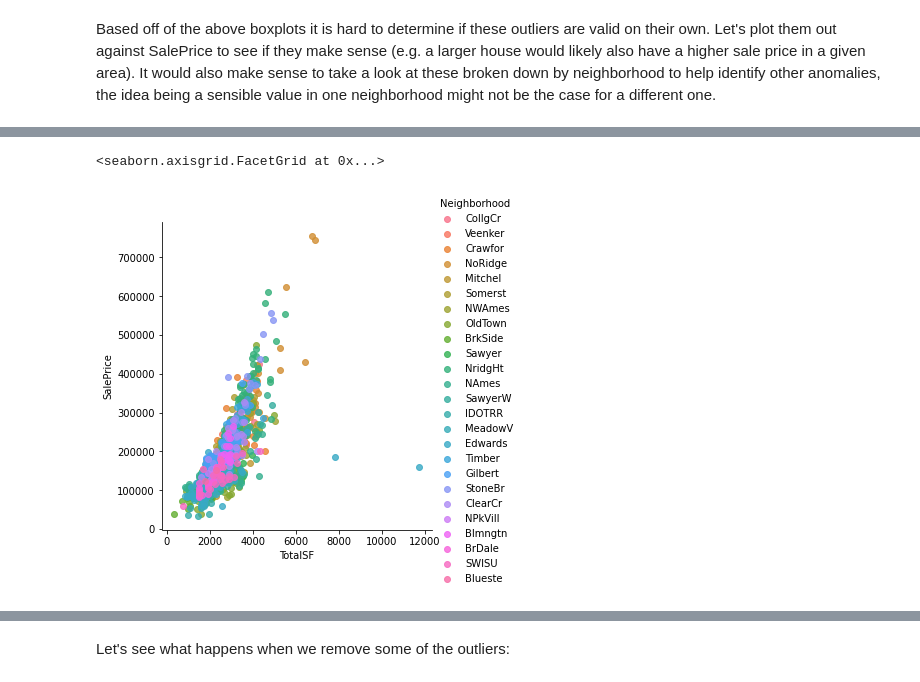
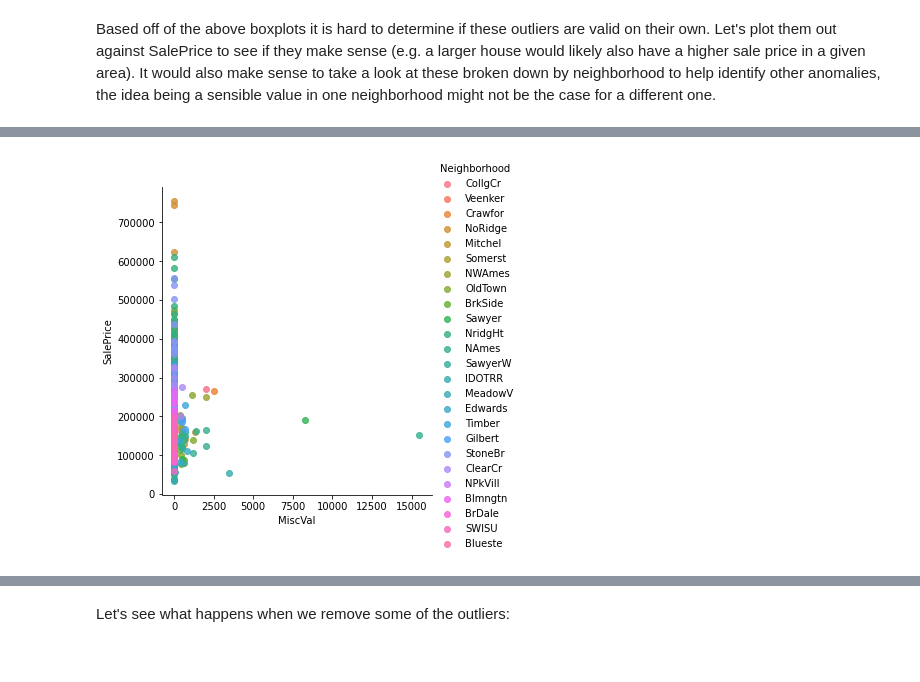
Before and after one commit to mikethisyamondol/ames_housing_price, a Jupyter notebook: Ames_IA_Housing_Prices.ipynb, the cells around one changed output, grey strips where cells are left out. Cells and saved outputs as stored; diff of their text form; code cells hidden in the pictures.

```diff
--- a/Ames_IA_Housing_Prices.ipynb
+++ b/Ames_IA_Housing_Prices.ipynb
@@ -760,6 +754,5 @@ sns.lmplot('GrLivArea', 'SalePrice', data=df_train, hue='Neighborhood', fit_reg=
 [figure]
 # %%
-sns.lmplot('TotalSF', 'SalePrice', data=df_train, hue='Neighborhood', fit_reg=False)
+sns.lmplot('MiscVal', 'SalePrice', data=df_train, hue='Neighborhood', fit_reg=False);
 # %% [output]
-<seaborn.axisgrid.FacetGrid at 0x...>
-[figure, old version]
+[figure, new version]
```
Also changed, not shown: parts of 100 cells of this notebook.
